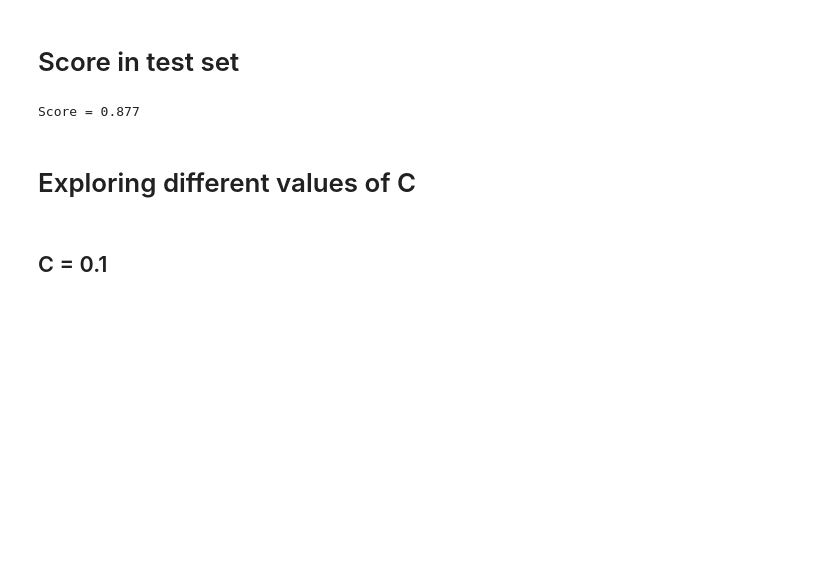
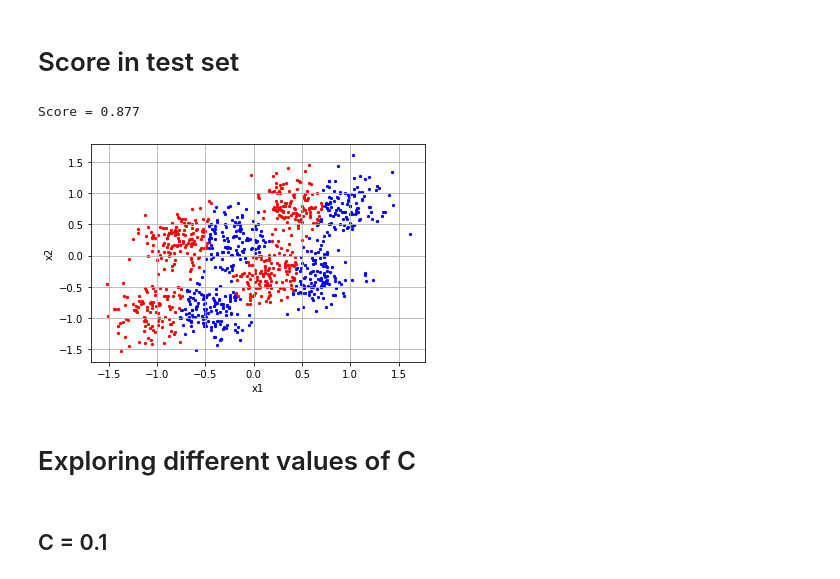
Before and after one commit to ito-rafael/IA006C-MachineLearning, a Jupyter notebook: efc3/notebooks/SVM.ipynb, the cells around one changed output. Drawn from its saved outputs; the diff is of its cells as text; code cells hidden in the pictures; blank space fills up the shorter version.

```diff
--- a/efc3/notebooks/SVM.ipynb
+++ b/efc3/notebooks/SVM.ipynb
@@ -272,6 +272,11 @@ plt.savefig(path + 'support_vectors.png', dpi=300)
 print('Score =', svm.score(Xt, yt))
 # %% [output]
 Score = 0.877
+# %%
+plot_data(Xt, svm.predict(Xt))
+plt.savefig(path + 'svm_test_set_output.png', dpi=300)
+# %% [output]
+[figure, added]
 # %% [markdown]
 # Exploring different values of C
 # %% [markdown]
```
Also changed, not shown: parts of 1 cell of this notebook, 11 other files.
